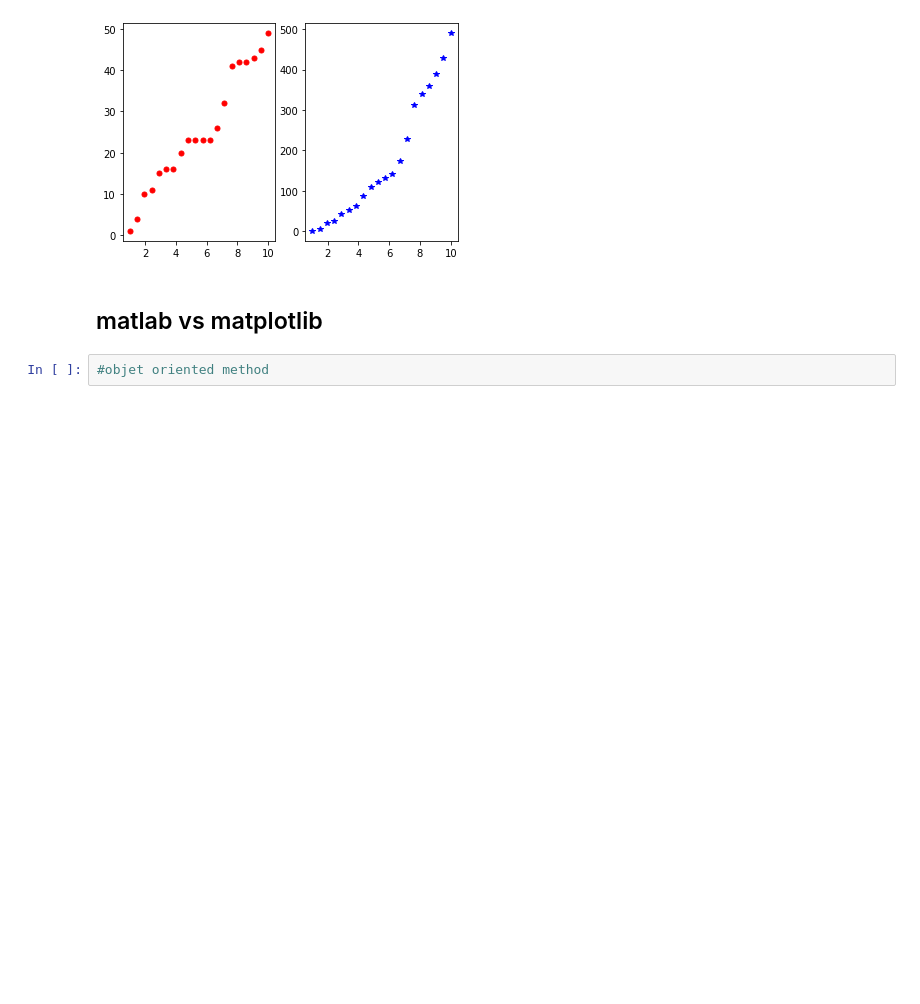
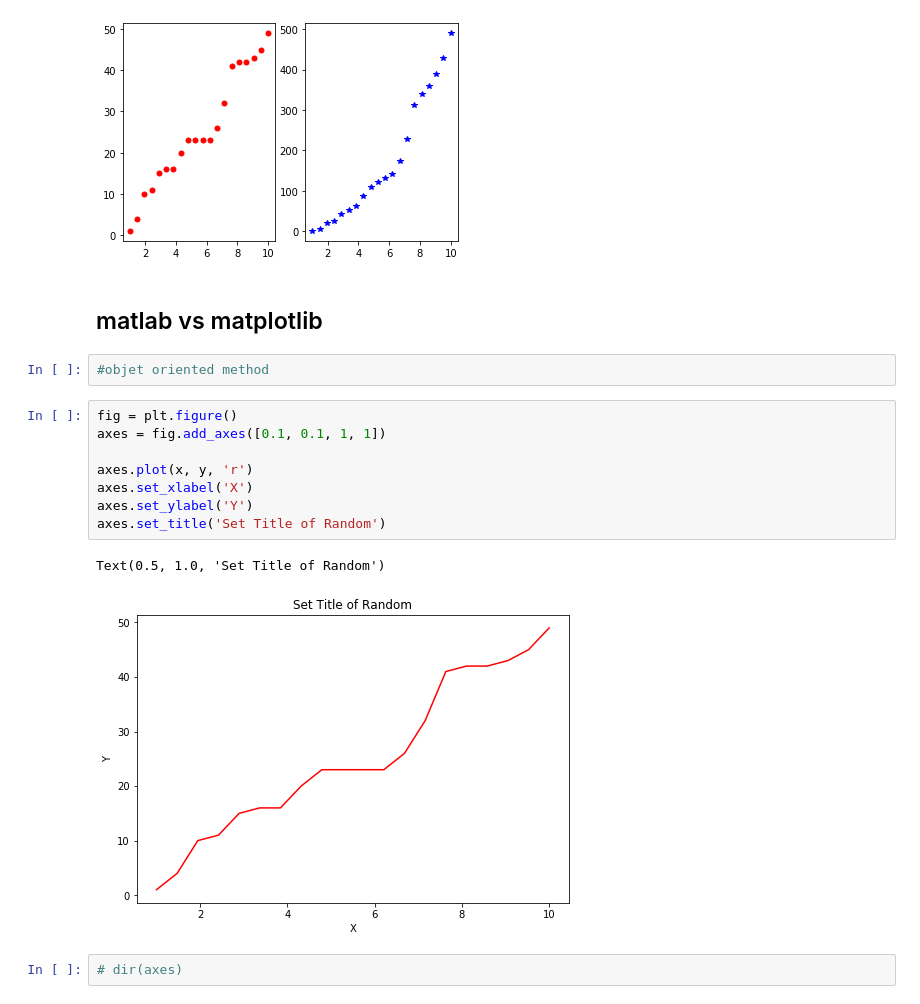
Before and after one commit to ElijahCoding/DataScience, a Jupyter notebook: AdvancedMachineLearning/Matplotlib/Tutorial.ipynb, the cells around one changed output. Saved outputs shown, nothing was run; the diff lists cells and outputs as text; blank space fills up the shorter version.

```diff
--- a/AdvancedMachineLearning/Matplotlib/Tutorial.ipynb
+++ b/AdvancedMachineLearning/Matplotlib/Tutorial.ipynb
@@ -76,3 +76,16 @@ plt.plot(x, y2, 'b*')
 ## matlab vs matplotlib
 # %%
 #objet oriented method
+# %%
+fig = plt.figure()
+axes = fig.add_axes([0.1, 0.1, 1, 1])
+
+axes.plot(x, y, 'r')
+axes.set_xlabel('X')
+axes.set_ylabel('Y')
+axes.set_title('Set Title of Random')
+# %% [output]
+Text(0.5, 1.0, 'Set Title of Random')
+[figure, added]
+# %%
+# dir(axes)
```
Also changed, not shown: parts of 3 cells of this notebook.
